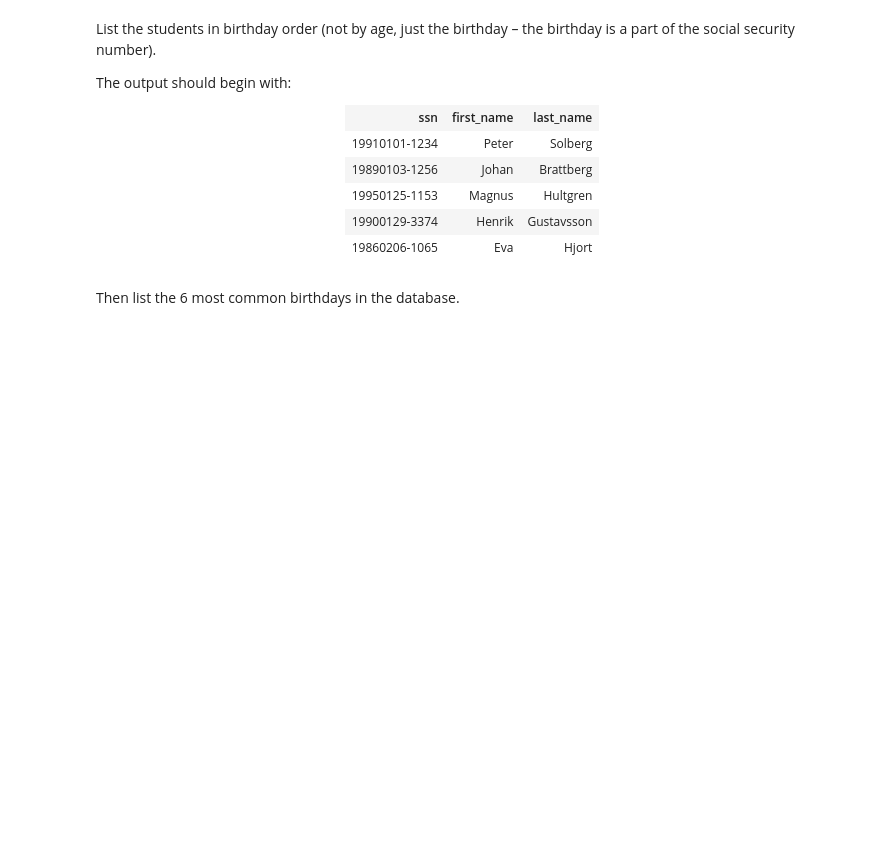
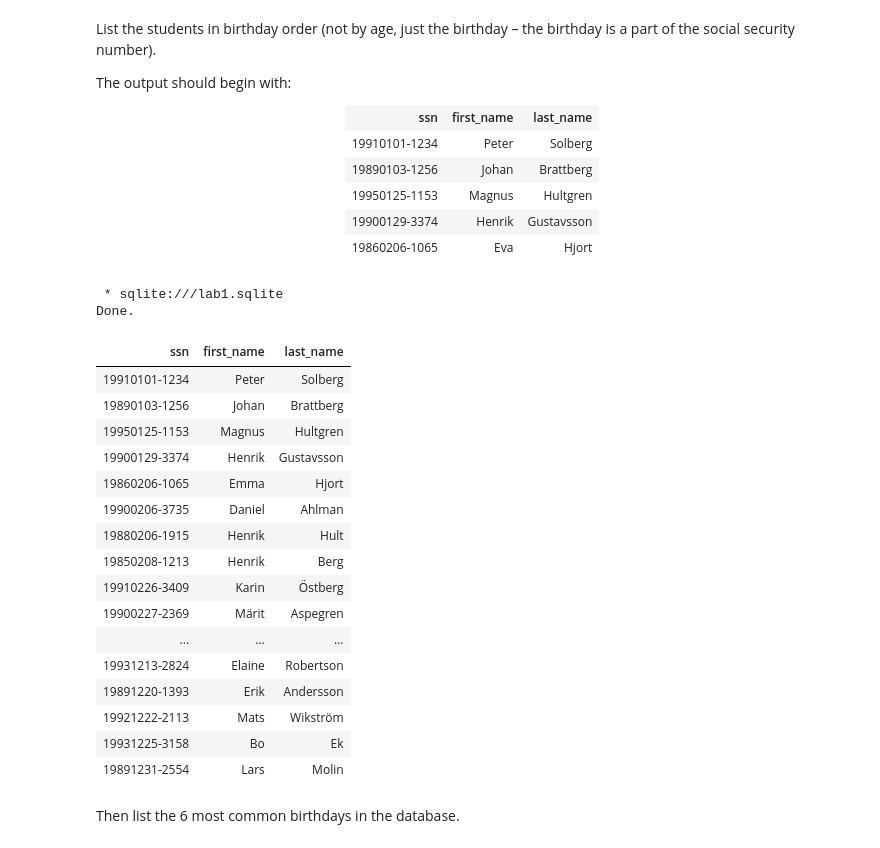
Before and after one commit to PelleHansson/databas, a Jupyter notebook: lab1/lab1.ipynb, the cells around one changed output. Cells and saved outputs as stored; diff of their text form; code cells hidden in the pictures; blank space fills up the shorter version.

Commit message:
last

```diff
--- a/lab1/lab1.ipynb
+++ b/lab1/lab1.ipynb
@@ -482,6 +484,30 @@ The output should begin with:
 </div>
 </center>
 # %%
+
 %%sql
+SELECT *
+FROM    Students
+ORDER by SUBSTR(ssn, 5 , 2 ), SUBSTR(ssn, 7 , 2 )
+# %% [output]
+ * sqlite:///lab1.sqlite
+Done.
+| ssn | first_name | last_name |
+| 19910101-1234 | Peter | Solberg |
+| 19890103-1256 | Johan | Brattberg |
+| 19950125-1153 | Magnus | Hultgren |
+| 19900129-3374 | Henrik | Gustavsson |
+| 19860206-1065 | Emma | Hjort |
+| 19900206-3735 | Daniel | Ahlman |
+| 19880206-1915 | Henrik | Hult |
+| 19850208-1213 | Henrik | Berg |
+| 19910226-3409 | Karin | Östberg |
+| 19900227-2369 | Märit | Aspegren |
+| ... | ... | ... |
+| 19931213-2824 | Elaine | Robertson |
+| 19891220-1393 | Erik | Andersson |
+| 19921222-2113 | Mats | Wikström |
+| 19931225-3158 | Bo | Ek |
+| 19891231-2554 | Lars | Molin |
 # %% [markdown]
 Then list the 6 most common birthdays in the database.
```
Also changed, not shown: parts of 10 cells of this notebook.
